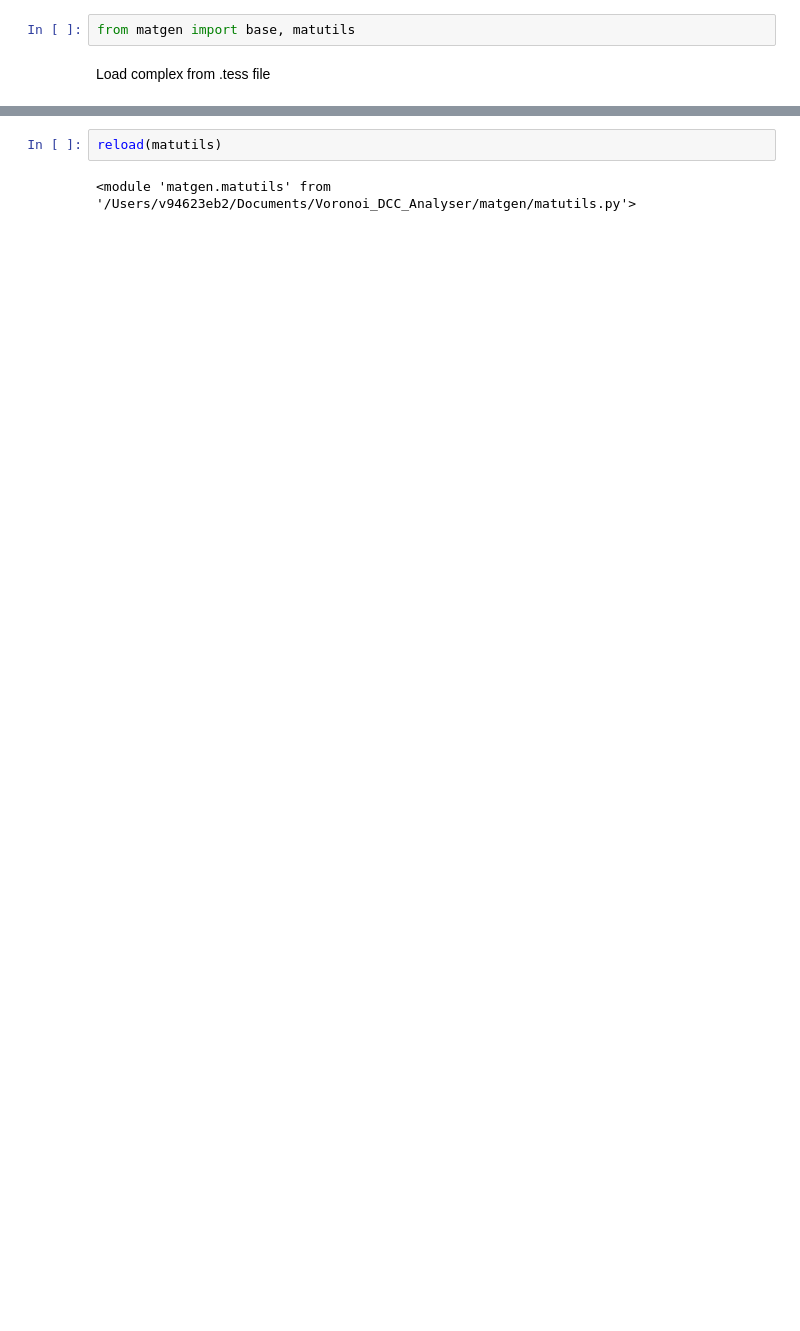
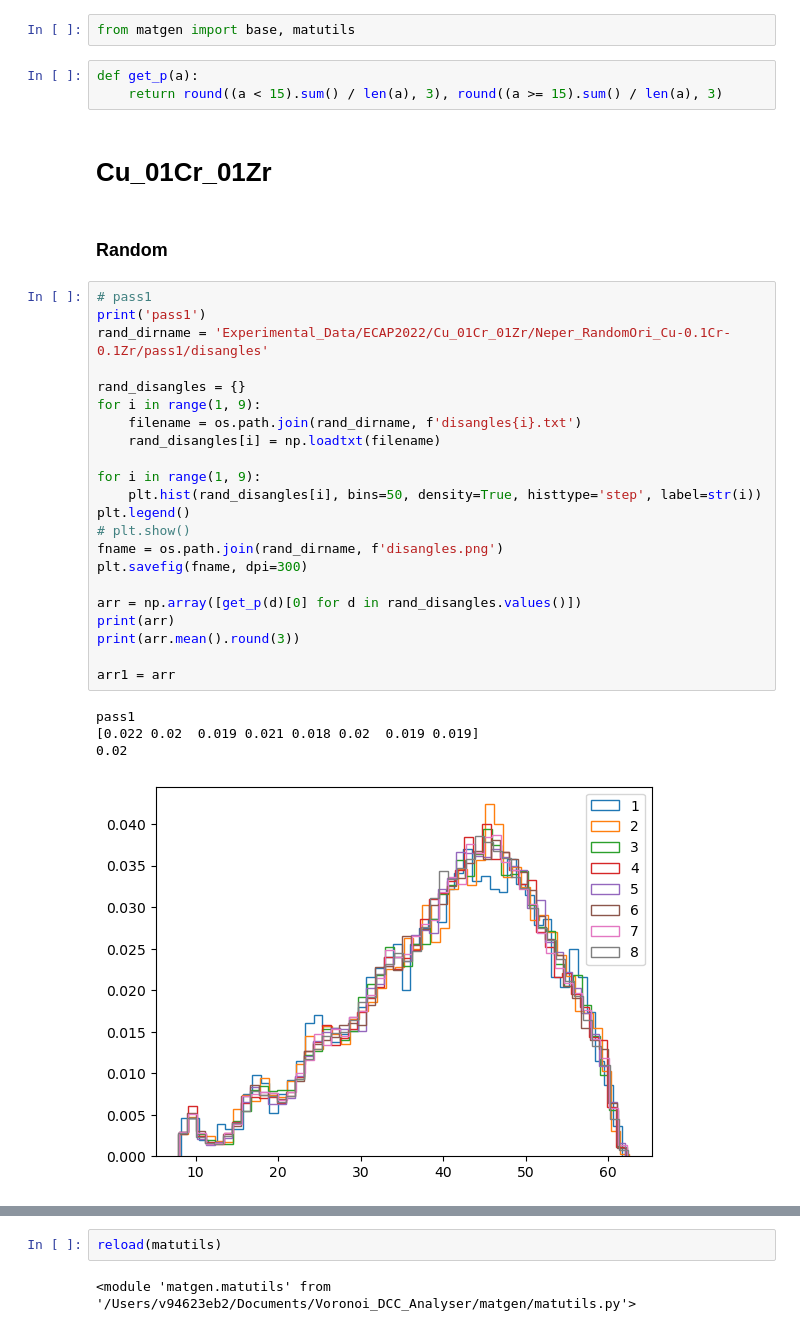
Before and after one commit to PRISBteam/Voronoi_PCC_Analyser, a Jupyter notebook: Disorientations.ipynb, the cells around one changed output, grey strips where cells are left out. Cells and saved outputs as stored; diff of their text form; blank space fills up the shorter version.

```diff
--- a/Disorientations.ipynb
+++ b/Disorientations.ipynb
@@ -5,4 +7,36 @@ import matplotlib.pyplot as plt
 # %%
 from matgen import base, matutils
-# %% [markdown]
-Load complex from .tess file
+# %%
+def get_p(a):
+    return round((a < 15).sum() / len(a), 3), round((a >= 15).sum() / len(a), 3)
+# %% [markdown]
+# Cu_01Cr_01Zr
+# %% [markdown]
+### Random
+# %%
+# pass1
+print('pass1')
+rand_dirname = 'Experimental_Data/ECAP2022/Cu_01Cr_01Zr/Neper_RandomOri_Cu-0.1Cr-0.1Zr/pass1/disangles'
+
+rand_disangles = {}
+for i in range(1, 9):
+    filename = os.path.join(rand_dirname, f'disangles{i}.txt')
+    rand_disangles[i] = np.loadtxt(filename)
+
+for i in range(1, 9):
+    plt.hist(rand_disangles[i], bins=50, density=True, histtype='step', label=str(i))
+plt.legend()
+# plt.show()
+fname = os.path.join(rand_dirname, f'disangles.png')
+plt.savefig(fname, dpi=300)
+
+arr = np.array([get_p(d)[0] for d in rand_disangles.values()])
+print(arr)
+print(arr.mean().round(3))
+
+arr1 = arr
+# %% [output]
+pass1
+[0.022 0.02  0.019 0.021 0.018 0.02  0.019 0.019]
+0.02
+[figure, added]
```
Also changed, not shown: parts of 154 cells of this notebook.
